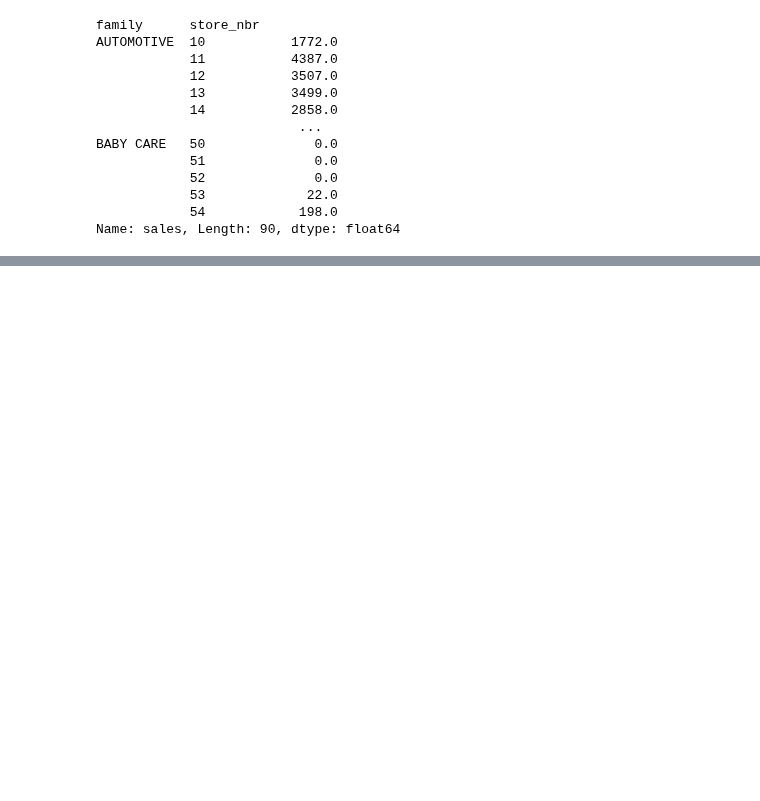
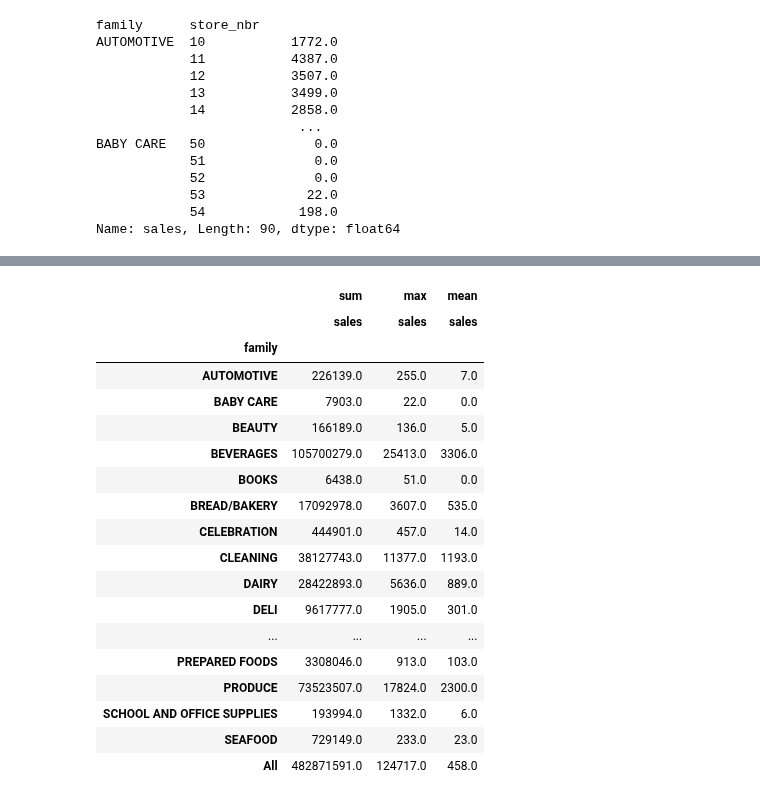
Before and after one commit to lingeshnafeax/DataScience, a Jupyter notebook: Numpy Pandas/DataFrame.ipynb, the cells around one changed output, grey strips where cells are left out. Cells and saved outputs as stored; diff of their text form; code cells hidden in the pictures; blank space fills up the shorter version.

```diff
--- a/Numpy Pandas/DataFrame.ipynb
+++ b/Numpy Pandas/DataFrame.ipynb
@@ -89,0 +183,22 @@ sales.sort_values(by=[("sales","sum")],ascending=False)
+# %%
+df.pivot_table(index="family",values="sales",aggfunc=["sum","max","mean"],margins=True).round()
+# %% [output]
+|  | sum | max | mean |
+|  | sales | sales | sales |
+| family |  |  |  |
+| AUTOMOTIVE | 226139.0 | 255.0 | 7.0 |
+| BABY CARE | 7903.0 | 22.0 | 0.0 |
+| BEAUTY | 166189.0 | 136.0 | 5.0 |
+| BEVERAGES | 105700279.0 | 25413.0 | 3306.0 |
+| BOOKS | 6438.0 | 51.0 | 0.0 |
+| BREAD/BAKERY | 17092978.0 | 3607.0 | 535.0 |
+| CELEBRATION | 444901.0 | 457.0 | 14.0 |
+| CLEANING | 38127743.0 | 11377.0 | 1193.0 |
+| DAIRY | 28422893.0 | 5636.0 | 889.0 |
+| DELI | 9617777.0 | 1905.0 | 301.0 |
+| ... | ... | ... | ... |
+| PREPARED FOODS | 3308046.0 | 913.0 | 103.0 |
+| PRODUCE | 73523507.0 | 17824.0 | 2300.0 |
+| SCHOOL AND OFFICE SUPPLIES | 193994.0 | 1332.0 | 6.0 |
+| SEAFOOD | 729149.0 | 233.0 | 23.0 |
+| All | 482871591.0 | 124717.0 | 458.0 |
```
Also changed, not shown: parts of 11 cells of this notebook.
